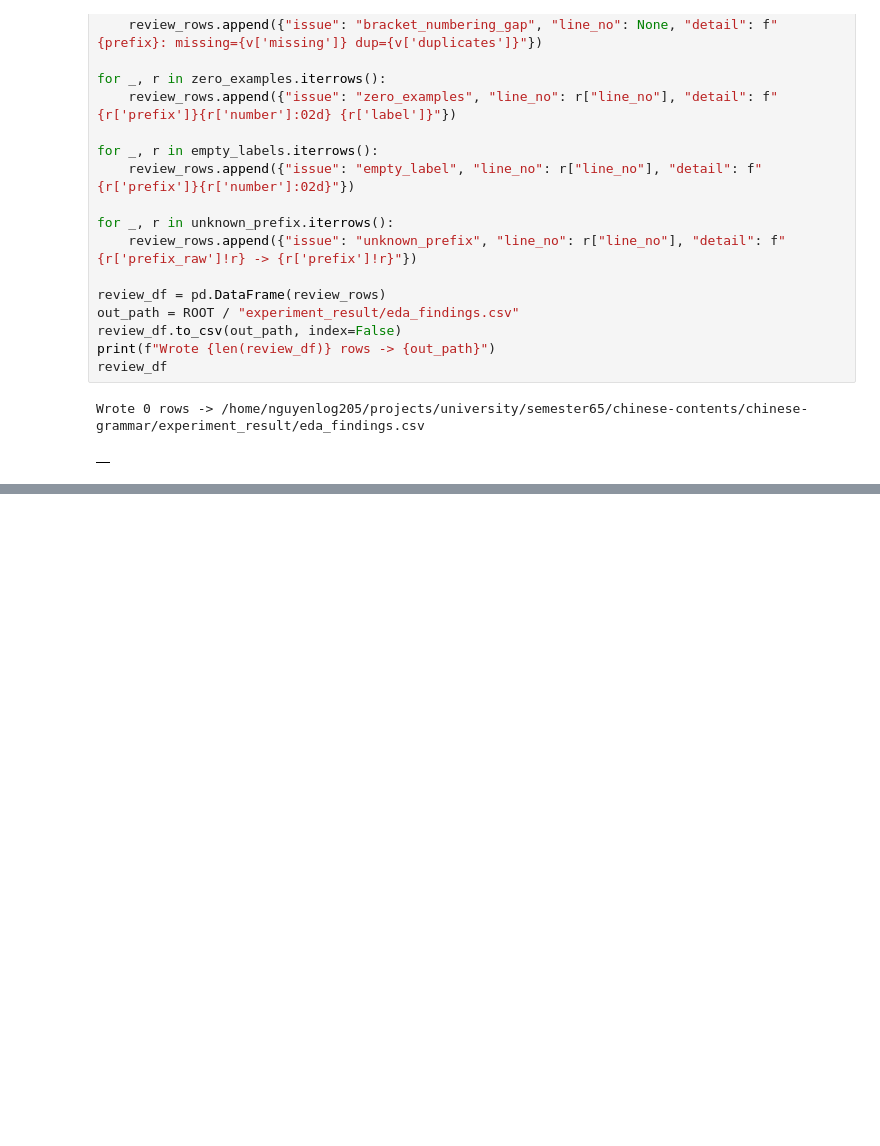
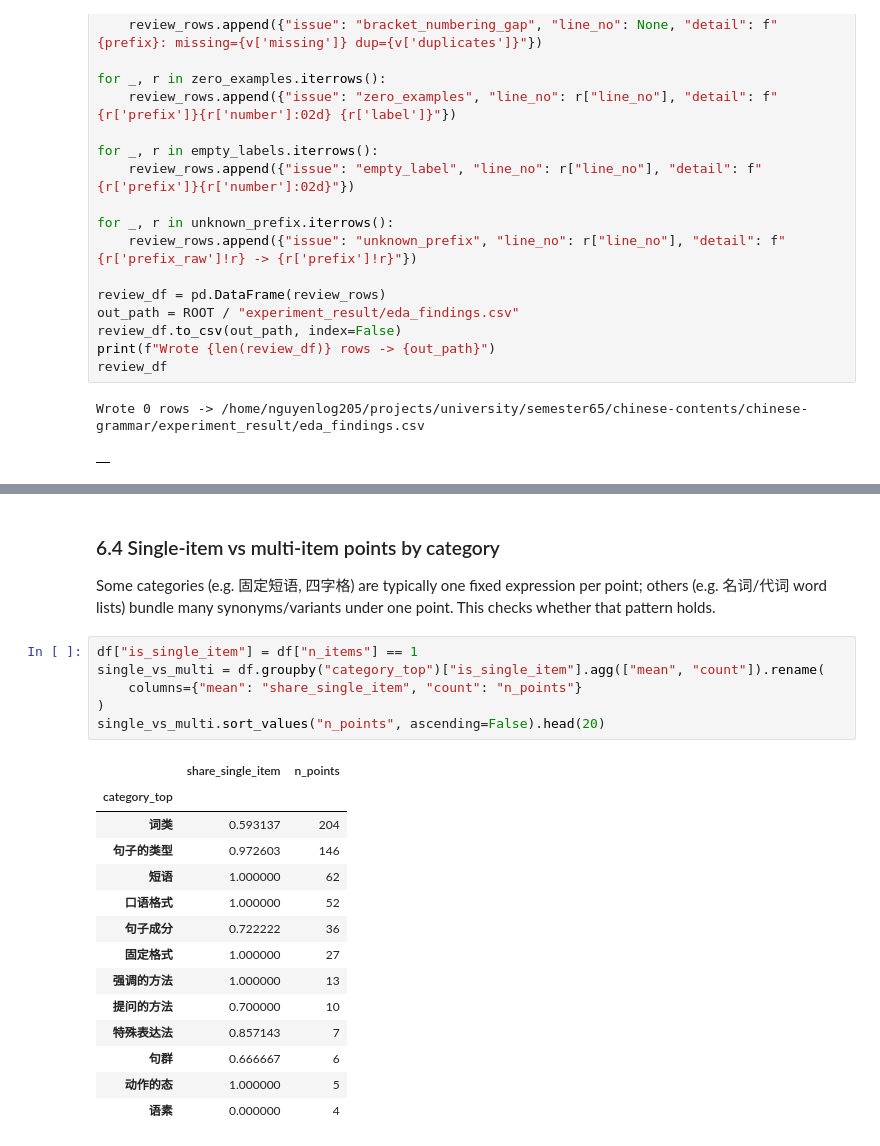
Before and after one commit to nguyenlog205/self-chinese-hsk-grammar, a Jupyter notebook: notebooks/eda.ipynb, the cells around one changed output, grey strips where cells are left out. Cells and saved outputs as stored; diff of their text form; blank space fills up the shorter version.

```diff
--- a/notebooks/eda.ipynb
+++ b/notebooks/eda.ipynb
@@ -391,0 +472,27 @@ Wrote 0 rows -> /home/nguyenlog205/projects/university/semester65/chinese-conten
+# %% [markdown]
+### 6.4 Single-item vs multi-item points by category
+
+Some categories (e.g. 固定短语, 四字格) are typically one fixed expression
+per point; others (e.g. 名词/代词 word lists) bundle many synonyms/variants
+under one point. This checks whether that pattern holds.
+# %%
+df["is_single_item"] = df["n_items"] == 1
+single_vs_multi = df.groupby("category_top")["is_single_item"].agg(["mean", "count"]).rename(
+    columns={"mean": "share_single_item", "count": "n_points"}
+)
+single_vs_multi.sort_values("n_points", ascending=False).head(20)
+# %% [output]
+|  | share_single_item | n_points |
+| category_top |  |  |
+| 词类 | 0.593137 | 204 |
+| 句子的类型 | 0.972603 | 146 |
+| 短语 | 1.000000 | 62 |
+| 口语格式 | 1.000000 | 52 |
+| 句子成分 | 0.722222 | 36 |
+| 固定格式 | 1.000000 | 27 |
+| 强调的方法 | 1.000000 | 13 |
+| 提问的方法 | 0.700000 | 10 |
+| 特殊表达法 | 0.857143 | 7 |
+| 句群 | 0.666667 | 6 |
+| 动作的态 | 1.000000 | 5 |
+| 语素 | 0.000000 | 4 |
```
Also changed, not shown: parts of 14 cells of this notebook, 5 other files.
